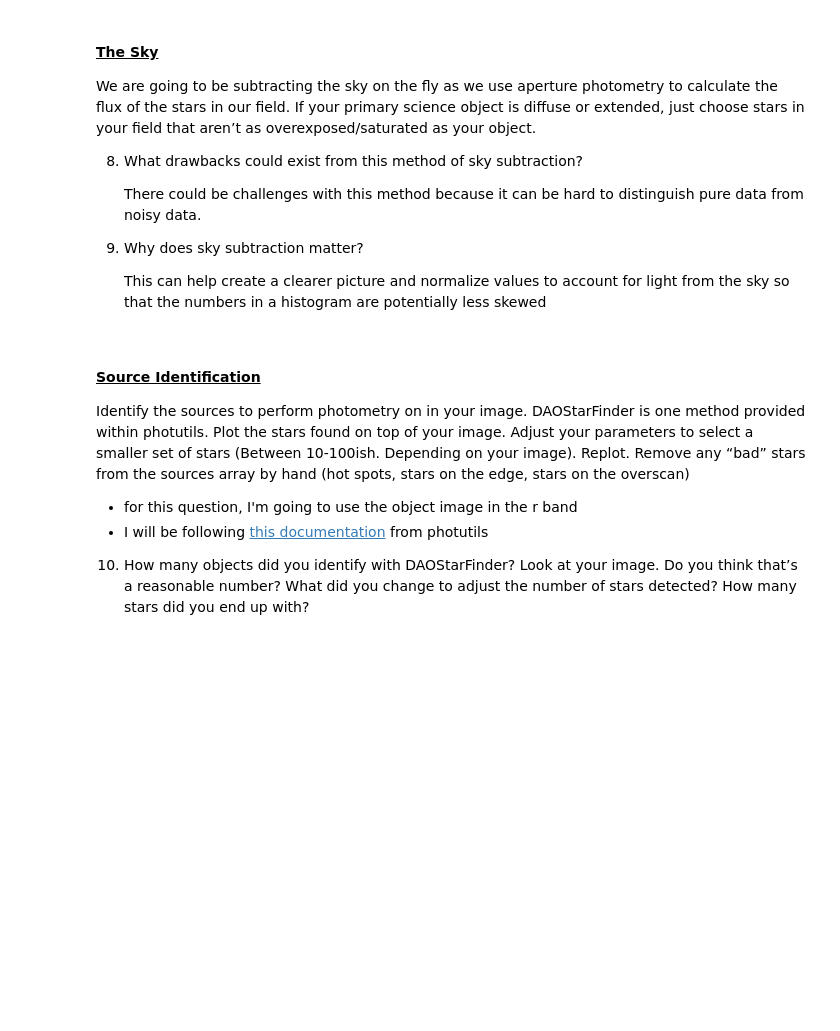
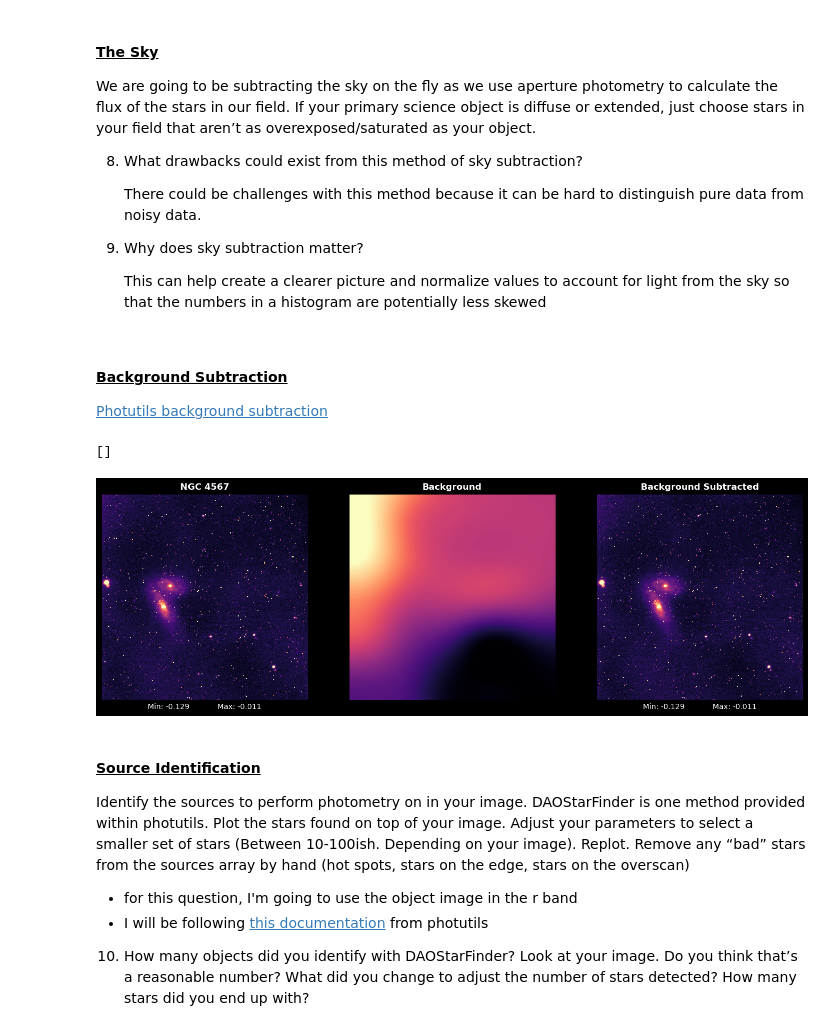
Before and after one commit to emmabacarra/Astr-480, a Jupyter notebook: Lab 4 - Data Reduction & Photometry/lab4.ipynb, the cells around one changed output. Saved outputs shown, nothing was run; the diff lists cells and outputs as text; code cells hidden in the pictures; blank space fills up the shorter version.

```diff
--- a/Lab 4 - Data Reduction & Photometry/lab4.ipynb
+++ b/Lab 4 - Data Reduction & Photometry/lab4.ipynb
@@ -297,6 +295,42 @@ We are going to be subtracting the sky on the fly as we use aperture photometry
 9. Why does sky subtraction matter?
 
     This can help create a clearer picture and normalize values to account for light from the sky so that the numbers in a histogram are potentially less skewed
+# %% [markdown]
+#### <u>Background Subtraction</u>
+
+[Photutils background subtraction](https://photutils.readthedocs.io/en/stable/aperture.html#background-subtraction)
+# %%
+bkg = pb.Background2D(ngc_r_calbr, box_size=(200, 200), filter_size=(3, 3), sigma_clip=SigmaClip(sigma=3),
+                    mask=(ngc_r_calbr == 0), bkg_estimator=pb.MedianBackground())
+# sigma_clip=SigmaClip(sigma=3),
+# mask=(ngc_r_calbr == 0),
+# A filter size of 1 (or (1, 1)) means no filtering.
+
+# ---------------------------------------------------------------------------------
+plt.figure(figsize=(17, 9), facecolor='black')
+
+plt.subplot(1, 3, 1)
+vmin, vmax = np.percentile(ngc_r_calbr, [1, 99.75])
+vnorm = vis.ImageNormalize(ngc_r_calbr, vmin=vmin, vmax=vmax, interval=vis.ZScaleInterval(), stretch=vis.LinearStretch())
+plt.imshow(ngc_r_calbr, cmap='magma', norm=vnorm, interpolation='hermite')
+plt.title('NGC 4567', weight='bold', color='white')
+plt.xlabel(f'Min: {vmin:.3f}            Max: {vmax:.3f}', color='white')
+
+plt.subplot(1, 3, 2)
+plt.imshow(bkg.background, origin='lower', cmap='magma', interpolation='hermite')
+plt.title('Background', weight='bold', color='white')
+
+plt.subplot(1, 3, 3)
+vmin, vmax = np.percentile(ngc_r_calbr, [1, 99.75])
+vnorm = vis.ImageNormalize(ngc_r_calbr - bkg.background, vmin=vmin, vmax=vmax, interval=vis.ZScaleInterval(), stretch=vis.LinearStretch())
+plt.imshow(ngc_r_calbr, cmap='magma', norm=vnorm, interpolation='hermite')
+plt.title('Background Subtracted', weight='bold', color='white')
+plt.xlabel(f'Min: {vmin:.3f}            Max: {vmax:.3f}', color='white')
+
+plt.setp(plt.gcf().get_axes(), xticks=[], yticks=[])
+# %% [output]
+[]
+[figure, added]
 # %% [markdown]
 #### <u>Source Identification</u>
 
```
Also changed, not shown: parts of 8 cells of this notebook, 2 other files.
